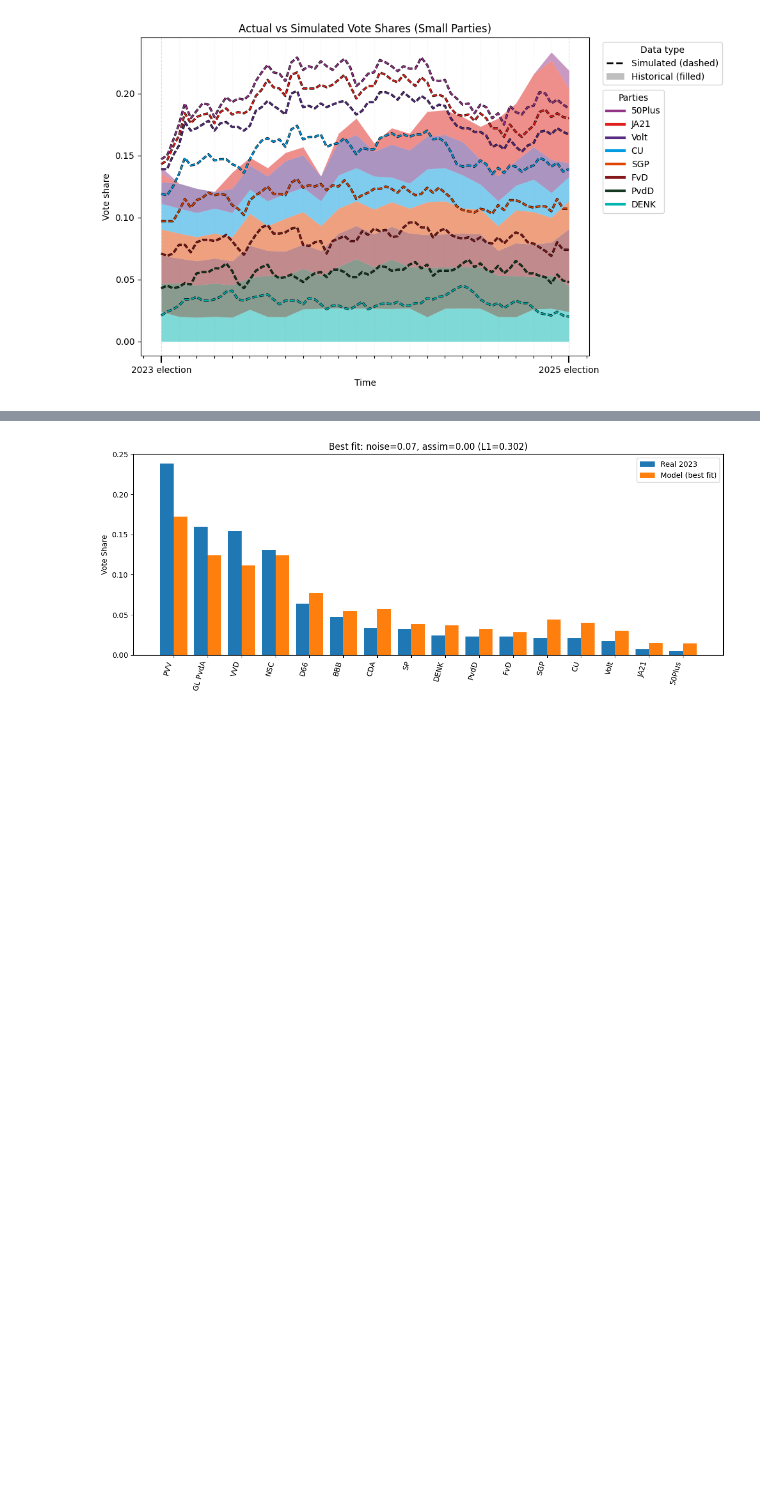
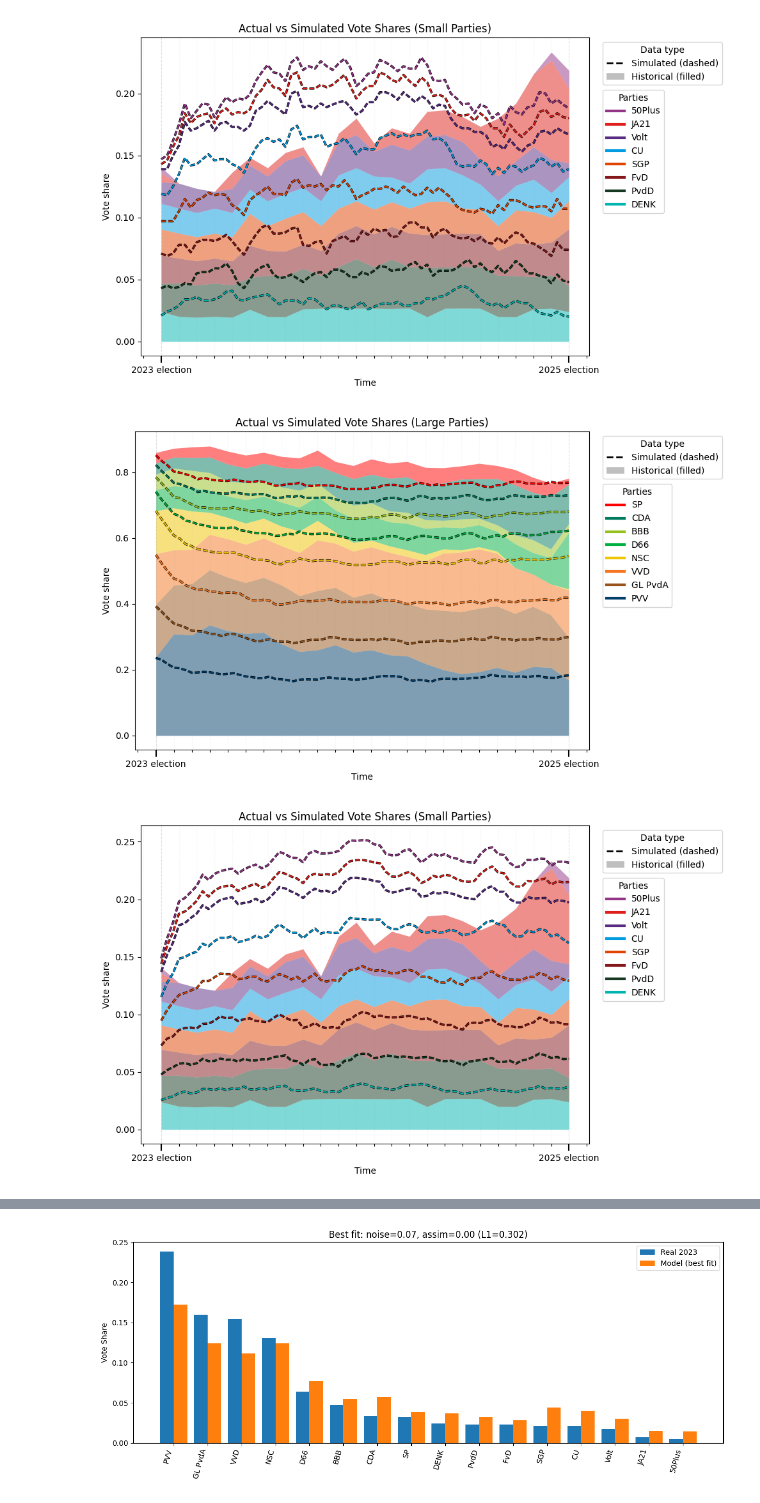
Before and after one commit to tomme2009/ProjectComputationalScience, a Jupyter notebook: Week2_PCS.ipynb, the cells around one changed output, grey strips where cells are left out. Saved outputs shown, nothing was run; the diff lists cells and outputs as text; code cells hidden in the pictures; blank space fills up the shorter version.

```diff
--- a/Week2_PCS.ipynb
+++ b/Week2_PCS.ipynb
@@ -1119,5 +1127,10 @@ for i, j, err in results:
 # Compute mean over repeats
 E /= repeats
+# %%
+plot_simulation(min_sim)
+# %% [output]
+[figure, added]
+[figure, added]
 # %%
 plt.figure(figsize=(7, 5))
 plt.imshow(E, origin="lower", aspect="auto", extent=[assimilation_strength_grid[0], assimilation_strength_grid[-1], perception_noise_grid[0], perception_noise_grid[-1]])
```
Also changed, not shown: parts of 3 cells of this notebook.
